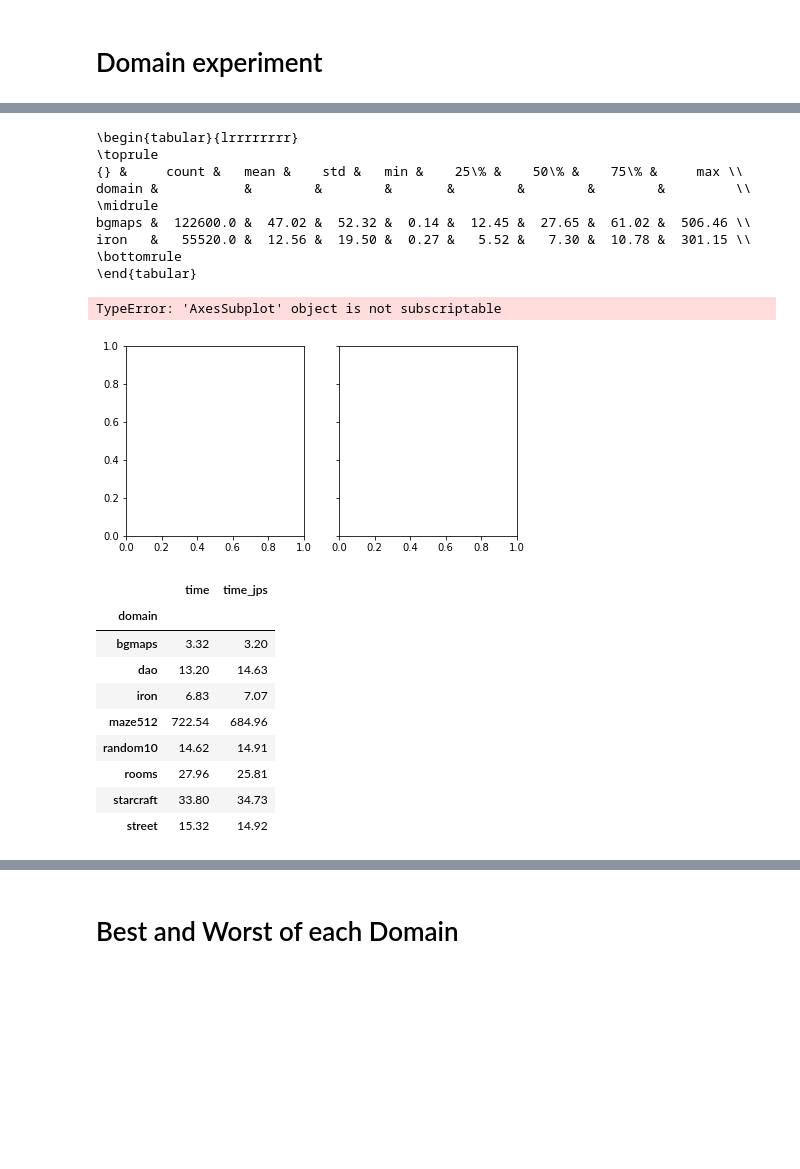
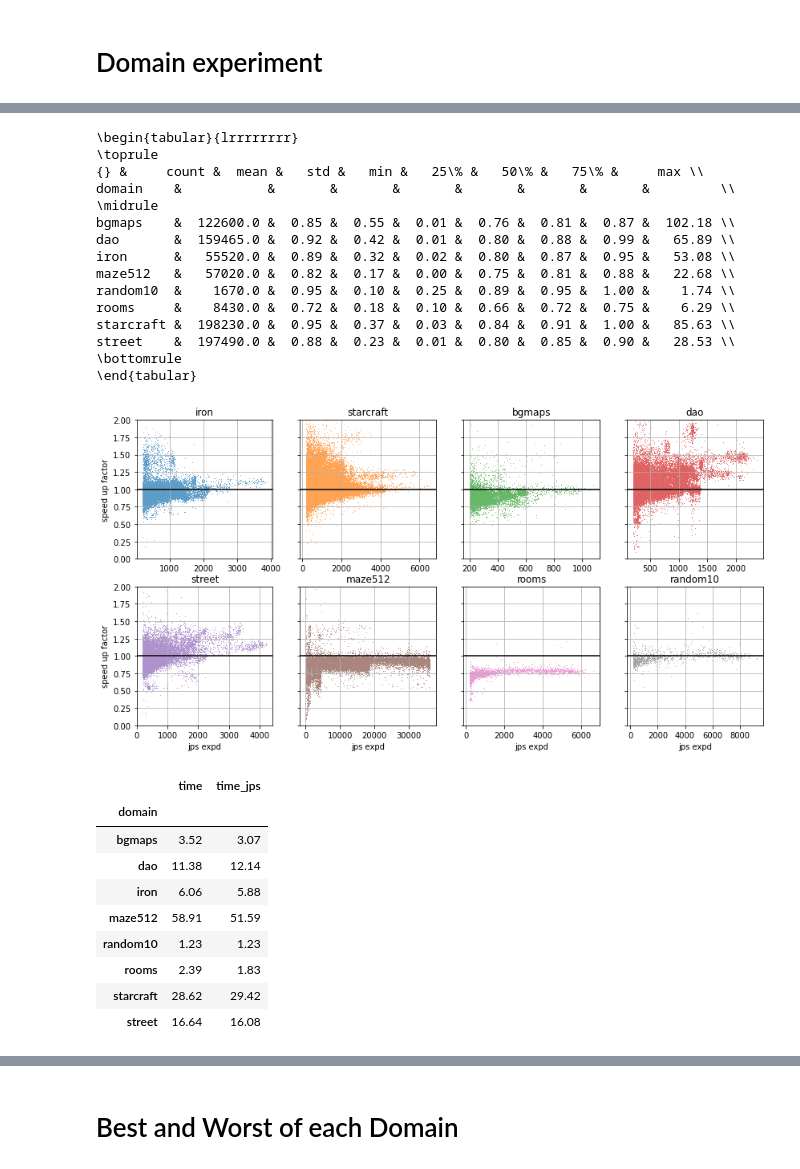
Before and after one commit to eggeek/warhog, a Jupyter notebook: warthog/expr.ipynb, the cells around one changed output, grey strips where cells are left out. Cells and saved outputs as stored; diff of their text form; code cells hidden in the pictures; blank space fills up the shorter version.

```diff
--- a/warthog/expr.ipynb
+++ b/warthog/expr.ipynb
@@ -26,14 +27,16 @@ def load_df(pth):
 # %% [markdown]
 # Synthetic experiment
 # %%
-jps = pd.concat([load_df("small_output_rebuttal/jps/"+i) for i in os.listdir("small_output_rebuttal/jps")])
-jpsp = pd.concat([load_df("small_output_rebuttal/jps-prune/"+i) for i in os.listdir("small_output_rebuttal/jps-prune")])
-jpss = pd.concat([load_df("small_output_rebuttal/jps-simple/"+i) for i in os.listdir("small_output_rebuttal/jps-simple")])
-# jps2 = pd.concat([load_df("small_output/jps2/"+i) for i in os.listdir("small_output/jps2")])
-# jps2p = pd.concat([load_df("small_output/jps2-prune/"+i) for i in os.listdir("small_output/jps2-prune")])
+jps = pd.concat([load_df("small_output/jps/"+i) for i in os.listdir("small_output/jps")])
+jpsp = pd.concat([load_df("small_output/jps-prune/"+i) for i in os.listdir("small_output/jps-prune")])
+jpsp2 = pd.concat([load_df("small_output/jps-prune2/"+i) for i in os.listdir("small_output/jps-prune2")])
+jps2 = pd.concat([load_df("small_output/jps2/"+i) for i in os.listdir("small_output/jps2")])
+jps2p = pd.concat([load_df("small_output/jps2-prune/"+i) for i in os.listdir("small_output/jps2-prune")])
+jps2p2 = pd.concat([load_df("small_output/jps2-prune2/"+i) for i in os.listdir("small_output/jps2-prune2")])
+
 # df = pd.DataFrame.merge(jpsp, jps, on=["id", "map", "domain"], suffixes=("", "_jps"))
 # df = pd.DataFrame.merge(jpsp, jps, on=["id", "map", "domain"], suffixes=("", "_jps"))
-df = pd.DataFrame.merge(jpsp, jps, on=["id", "map", "domain"], suffixes=("", "_jps"))
+df = pd.DataFrame.merge(jps2p2, jps2, on=["id", "map", "domain"], suffixes=("", "_jps"))
 # sanity checking
 (df["cost"] - df["cost_jps"]).describe()
 # %% [output]
@@ -189,7 +209,13 @@ square-random-512 &  1.00 &  1.27 &  1.35 &  1.42 &  1.75 \\
 # Domain experiment
 # %%
 # rect = pd.concat([load_df("output/rect/"+i) for i in os.listdir("output/rect")])
-jps = pd.concat([load_df("output_rebuttal/jps/"+i) for i in os.listdir("output_rebuttal/jps")])
-jpsp = pd.concat([load_df("output/jps-prune/"+i) for i in os.listdir("output_rebuttal/jps-prune")])
-# jps2 = pd.concat([load_df("output/jps2/"+i) for i in os.listdir("output/jps2")])
+# jps = pd.concat([load_df("output/jps/"+i) for i in os.listdir("output/jps")])
+# jpsp = pd.concat([load_df("output/jps-prune/"+i) for i in os.listdir("output/jps-prune")])
+# jpsp2 = pd.concat([load_df("output/jps-prune2/"+i) for i in os.listdir("output/jps-prune2")])
+jps2 = pd.concat([load_df("output/jps2/"+i) for i in os.listdir("output/jps2")])
 # jps2p = pd.concat([load_df("output/jps2-prune/"+i) for i in os.listdir("output/jps2-prune")])
+jps2p2 = pd.concat([load_df("output/jps2-prune2/"+i) for i in os.listdir("output/jps2-prune2")])
+# df = pd.DataFrame.merge(jpsp2, jps, on=["id","map", "domain"], suffixes=("", "_jps"))
+df = pd.DataFrame.merge(jps2p2, jps2, on=["id","map", "domain"], suffixes=("", "_jps"))
+# sanity checking
+(df["cost"] - df["cost_jps"]).describe()
@@ -196,4 +248,0 @@ jpsp = pd.concat([load_df("output/jps-prune/"+i) for i in os.listdir("output_reb
-# %%
-df = pd.DataFrame.merge(jpsp, jps, on=["id","map", "domain"], suffixes=("", "_jps"))
-# sanity checking
-(df["cost"] - df["cost_jps"]).describe()
@@ -239,62 +290,68 @@ print(t.groupby("domain")["ratio_t"].describe().round(2).to_latex())
 # %% [output]
 \begin{tabular}{lrrrrrrrr}
 \toprule
-{} &     count &   mean &    std &   min &    25\% &    50\% &    75\% &     max \\
-domain &           &        &        &       &        &        &        &         \\
+{} &     count &  mean &   std &   min &   25\% &   50\% &   75\% &     max \\
+domain    &           &       &       &       &       &       &       &         \\
 \midrule
-bgmaps &  122600.0 &  47.02 &  52.32 &  0.14 &  12.45 &  27.65 &  61.02 &  506.46 \\
-iron   &   55520.0 &  12.56 &  19.50 &  0.27 &   5.52 &   7.30 &  10.78 &  301.15 \\
+bgmaps    &  122600.0 &  0.85 &  0.55 &  0.01 &  0.76 &  0.81 &  0.87 &  102.18 \\
+dao       &  159465.0 &  0.92 &  0.42 &  0.01 &  0.80 &  0.88 &  0.99 &   65.89 \\
+iron      &   55520.0 &  0.89 &  0.32 &  0.02 &  0.80 &  0.87 &  0.95 &   53.08 \\
+maze512   &   57020.0 &  0.82 &  0.17 &  0.00 &  0.75 &  0.81 &  0.88 &   22.68 \\
+random10  &    1670.0 &  0.95 &  0.10 &  0.25 &  0.89 &  0.95 &  1.00 &    1.74 \\
+rooms     &    8430.0 &  0.72 &  0.18 &  0.10 &  0.66 &  0.72 &  0.75 &    6.29 \\
+starcraft &  198230.0 &  0.95 &  0.37 &  0.03 &  0.84 &  0.91 &  1.00 &   85.63 \\
+street    &  197490.0 &  0.88 &  0.23 &  0.01 &  0.80 &  0.85 &  0.90 &   28.53 \\
 \bottomrule
 \end{tabular}
 # %%
+from math import ceil
 domains = t["domain"].unique()
 ndomain = len(domains)
 minexpd = 200
 mincost = 100
-nrows   = 1
-ncols   = ndomain // nrows
+nrows   = 2
+ncols   = int(ceil(ndomain / nrows))
 fig, axes = plt.subplots(nrows=nrows, ncols=ncols, sharey=True, figsize=(3.5*ncols, 3.5*nrows))
 if ndomain == 1:
     axes = [axes]
 colors = sns.color_palette()
 
 for i in range(ndomain):
     g = t[t["domain"] == domains[i]]
     g = g[g["expd_jps"] > minexpd]
     axi = axes[i // ncols][i % ncols]
     g = sns.scatterplot(x="expd_jps", y="ratio_t", color=colors[i], data=g, ax=axi, s=1)
 
     g.axhline(1, color="black")
     axi.grid()
     axi.set_yscale("linear")
     axi.set_xlabel("")
     axi.set_ylabel("")
     axi.set_title(domains[i])
     axi.set_yticks([0, 0.25, 0.5, 0.75, 1, 1.25, 1.5, 1.75, 2])
     axi.set_ylim([0, 2])
 
 for i in range(nrows):
     axes[i][0].set_ylabel("speed up factor")
 for i in range(ncols):
     axes[nrows-1][i].set_xlabel("jps expd")
 fig.savefig("./output/figs/domain_cmp.png")
 # %% [output]
-TypeError: 'AxesSubplot' object is not subscriptable
-[figure, old version]
+[figure, new version]
 # %%
 z = (df.groupby("domain")[["time", "time_jps"]].sum() / 1000000).round(2)
 z
 # %% [output]
 |  | time | time_jps |
 | domain |  |  |
-| bgmaps | 3.32 | 3.20 |
-| dao | 13.20 | 14.63 |
-| iron | 6.83 | 7.07 |
-| maze512 | 722.54 | 684.96 |
-| random10 | 14.62 | 14.91 |
-| rooms | 27.96 | 25.81 |
-| starcraft | 33.80 | 34.73 |
-| street | 15.32 | 14.92 |
+| bgmaps | 3.52 | 3.07 |
+| dao | 11.38 | 12.14 |
+| iron | 6.06 | 5.88 |
+| maze512 | 58.91 | 51.59 |
+| random10 | 1.23 | 1.23 |
+| rooms | 2.39 | 1.83 |
+| starcraft | 28.62 | 29.42 |
+| street | 16.64 | 16.08 |
 # %%
 print(z.to_latex())
 # %% [output]
```
Also changed, not shown: parts of 15 cells of this notebook, 8 other files.
